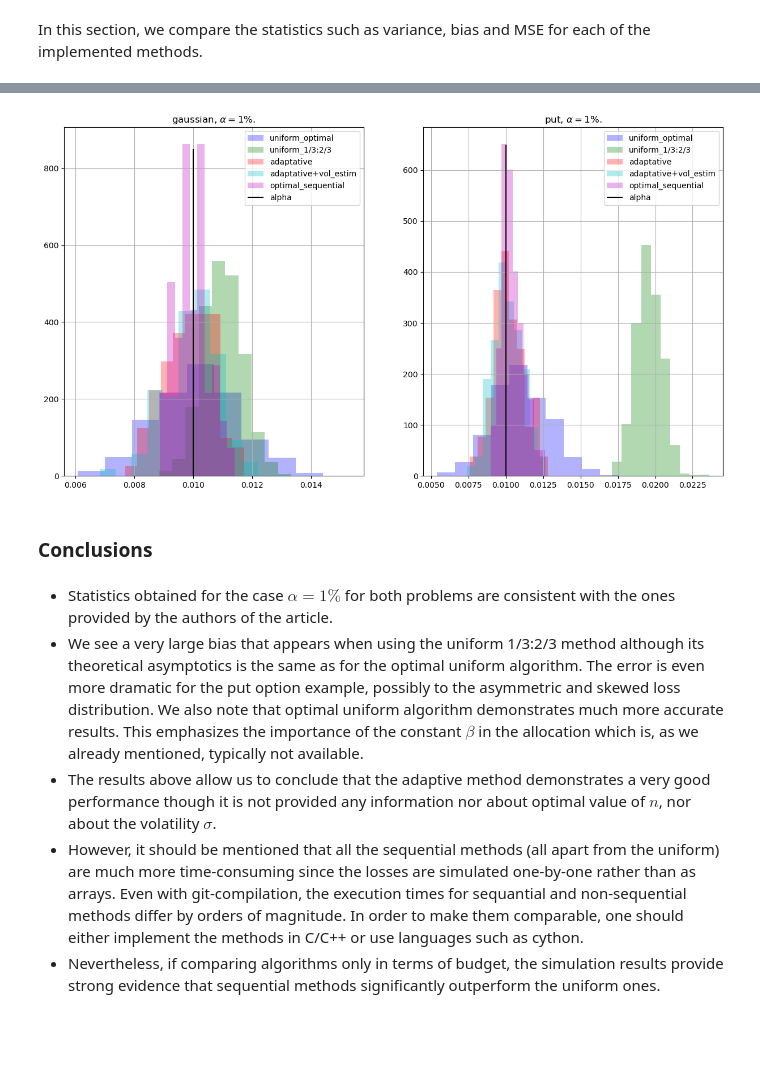
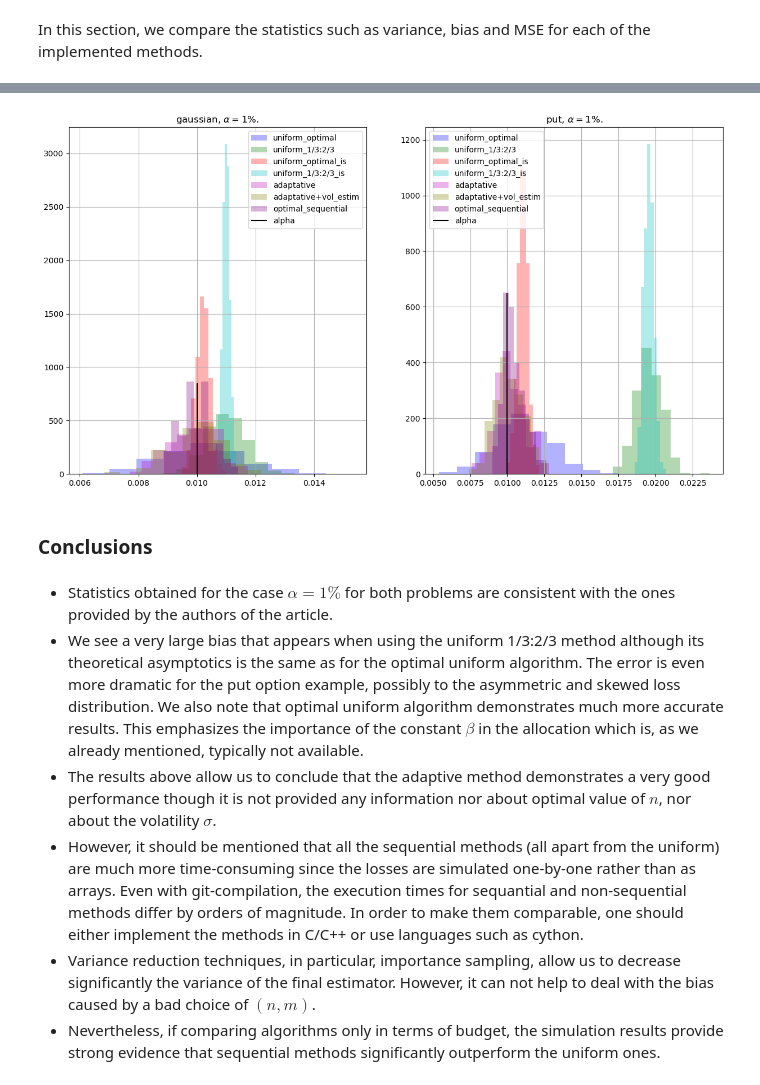
Before and after one commit to MrG1raffe/NestedMonteCarlo, a Jupyter notebook: nested_mc_notebook.ipynb, the cells around one changed output, grey strips where cells are left out. Cells and saved outputs as stored; diff of their text form; code cells hidden in the pictures; blank space fills up the shorter version.

Commit message:
finish the report add variance reduction

```diff
--- a/nested_mc_notebook.ipynb
+++ b/nested_mc_notebook.ipynb
@@ -240,6 +258,8 @@ Here we illustrates the allocation of the inner losses sample sizes for the sequ
 
 The obtained results correspond well to the plots provided in the article.
 # %%
+nested_mc_gauss.return_ci = False
+nested_mc_put.return_ci = False
 _, inner_losses_mean_gauss, m_array_gauss = nested_mc_gauss.estimation_sequential(m_init=10, m_average=m_opt, n=n_opt, return_info=True)
 _, inner_losses_mean_put, m_array_put = nested_mc_put.estimation_sequential(m_init=10, m_average=m_opt, n=n_opt, return_info=True)
 # %%
@@ -266,0 +293,18 @@ ax[1].set_yscale('log')
+# %%
+nested_mc_gauss.return_ci = True
+nested_mc_put.return_ci = True
+
+m_is_arr = np.linspace(-1, 1, 30) -threshold_gauss
+budget = 20_000_000
+n_opts = int((budget)**(1/3) / beta_put)
+m_opts = int((budget)**(2/3) * beta_put)
+results = [uniform_importance_sampling(m=m_opt, n=n_opt, simulate_scenario=lambda size: gaussian_simulate_scenario_is(size, m_is),
+                                       simulate_inner_loss=gaussian_simulate_inner_loss, loss_threshold=threshold_gauss) for m_is in m_is_arr]
+
+variances = [res[1][1] - res[1][0] for res in results]
+
+fig, ax = plt.subplots(figsize=(10, 6))
+ax.plot(m_is_arr, variances, 'b')
+ax.set_xlabel('Shifted mean')
+ax.set_ylabel('Estimator std')
+ax.grid()
@@ -269,16 +400,23 @@ ax[1].set_yscale('log')
 # %% [markdown]
 As the running of each algorithm takes a lot of time, we needed several iterations to collect the data. Note also, that due to the extremely low speed of the sequential algorithm with the optimal parameters, we have less samples for it and the adaptive algorithm.
 # %%
+nested_mc_gauss.return_ci = False
+nested_mc_put.return_ci = False
+
 problems = ['gaussian', 'put']
-methods_names = ['uniform_optimal', 'uniform_1/3:2/3', 'adaptative', 'adaptative+vol_estim', 'optimal_sequential']
+methods_names = ['uniform_optimal', 'uniform_1/3:2/3', 'uniform_optimal_is', 'uniform_1/3:2/3_is', 'adaptative', 'adaptative+vol_estim', 'optimal_sequential']
 number_of_iters = {
     'gaussian_uniform_optimal': 0,
     'gaussian_uniform_1/3:2/3': 0,
+    'gaussian_uniform_optimal_is': 1000,
+    'gaussian_uniform_1/3:2/3_is': 1000,
     'gaussian_adaptative': 0,
     'gaussian_adaptative+vol_estim': 0,
     'gaussian_optimal_sequential': 0,
     'put_uniform_optimal': 0,
     'put_uniform_1/3:2/3': 0,
+    'put_uniform_optimal_is': 1000,
+    'put_uniform_1/3:2/3_is': 1000,
     'put_adaptative': 0,
     'put_adaptative+vol_estim': 0,
     'put_optimal_sequential': 0
@@ -287,11 +425,19 @@ number_of_iters = {
 methods = {
     'gaussian_uniform_optimal': lambda: nested_mc_gauss.estimation_uniform(n=5089, m=786),
     'gaussian_uniform_1/3:2/3': lambda: nested_mc_gauss.estimation_uniform(n=25199, m=159),
+    'gaussian_uniform_optimal_is': lambda: uniform_importance_sampling(m=786, n=5089, simulate_scenario=gaussian_simulate_scenario_is, simulate_inner_loss=gaussian_simulate_inner_loss,
+                                               loss_threshold=threshold_gauss),
+    'gaussian_uniform_1/3:2/3_is': lambda: uniform_importance_sampling(m=159, n=25199, simulate_scenario=gaussian_simulate_scenario_is, simulate_inner_loss=gaussian_simulate_inner_loss,
+                                               loss_threshold=threshold_gauss),
     'gaussian_adaptative': lambda: nested_mc_gauss.estimation_adaptive(n_0=500, m_0=2, tau_e=10_000, k=4_000_000),
     'gaussian_adaptative+vol_estim': lambda: nested_mc_gauss.estimation_adaptive(n_0=500, m_0=2, tau_e=10_000, k=4_000_000, estimate_inner_std=True),
     'gaussian_optimal_sequential': lambda: nested_mc_gauss.estimation_sequential(m_init=2, n=30860, m_average=130),
     'put_uniform_optimal': lambda: nested_mc_put.estimation_uniform(n=3143, m=1273),
     'put_uniform_1/3:2/3': lambda: nested_mc_put.estimation_uniform(n=25199, m=159),
+    'put_uniform_optimal_is': lambda: uniform_importance_sampling(m=1273, n=3143, simulate_scenario=put_simulate_scenario_is, simulate_inner_loss=put_simulate_inner_loss,
+                                               loss_threshold=threshold_put),
+    'put_uniform_1/3:2/3_is': lambda: uniform_importance_sampling(m=159, n=25199, simulate_scenario=put_simulate_scenario_is, simulate_inner_loss=put_simulate_inner_loss,
+                                               loss_threshold=threshold_put),
     'put_adaptative': lambda: nested_mc_put.estimation_adaptive(n_0=500, m_0=2, tau_e=10_000, k=4_000_000),
     'put_adaptative+vol_estim': lambda: nested_mc_put.estimation_adaptive(n_0=500, m_0=2, tau_e=10_000, k=4_000_000, estimate_inner_std=True),
     'put_optimal_sequential': lambda: nested_mc_put.estimation_sequential(m_init=2, n=19558, m_average=205)
@@ -303,6 +449,8 @@ with open('stats.json') as json_file:
 for method_name in methods_names:
     for problem in problems:
         print(problem, method_name)
+        if method_name not in stats[problem]:
+            stats[problem][method_name] = []
         for _ in tqdm(range(number_of_iters[problem + '_' + method_name])):
             method = methods[problem + '_' + method_name]
             stats[problem][method_name].append(method())
@@ -372,21 +528,21 @@ Put option example: statistics
 | optimal_sequential | 1.918015e-07 | 5.331615e-07 | 7.249630e-07 |
 # %%
 fig, ax = plt.subplots(1, 2, figsize=(15, 8))
-colors = ['b', 'g', 'r', 'c', 'm']
+colors = ['b', 'g', 'r', 'c', 'm', 'olive', 'purple']
 
 for j, method_name in enumerate(methods_names):
     for i, pb in enumerate(problems):
         ax[i].hist(stats[pb][method_name], label=method_name, alpha=0.3, density=True, color=colors[j])
         ax[i].grid()
         ax[i].set_title(pb + r', $\alpha=1\%$.')
 
 ax[0].vlines(0.01, 0, 850, 'k', label='alpha')
 ax[1].vlines(0.01, 0, 650, 'k', label='alpha')
 ax[0].legend()
 ax[1].legend()
 plt.show()
 # %% [output]
-[figure, old version]
+[figure, new version]
 # %% [markdown]
 ### Conclusions
 # %% [markdown]
@@ -394,4 +550,5 @@ plt.show()
 - We see a very large bias that appears when using the uniform 1/3:2/3 method although its theoretical asymptotics is the same as for the optimal uniform algorithm. The error is even more dramatic for the put option example, possibly to the asymmetric and skewed loss distribution. We also note that optimal uniform algorithm demonstrates much more accurate results. This emphasizes the importance of the constant $\beta$ in the allocation which is, as we already mentioned, typically not available.
 - The results above allow us to conclude that the adaptive method demonstrates a very good performance though it is not provided any information nor about optimal value of $n$, nor about the volatility $\sigma$.
 - However, it should be mentioned that all the sequential methods (all apart from the uniform) are much more time-consuming since the losses are simulated one-by-one rather than as arrays. Even with git-compilation, the execution times for sequantial and non-sequential methods differ by orders of magnitude. In order to make them comparable, one should either implement the methods in C/C++ or use languages such as cython.
+- Variance reduction techniques, in particular, importance sampling, allow us to decrease significantly the variance of the final estimator. However, it can not help to deal with the bias caused by a bad choice of $(n, m)$.
 - Nevertheless, if comparing algorithms only in terms of budget, the simulation results provide strong evidence that sequential methods significantly outperform the uniform ones.
```
Also changed, not shown: parts of 31 cells of this notebook, 8 other files.
